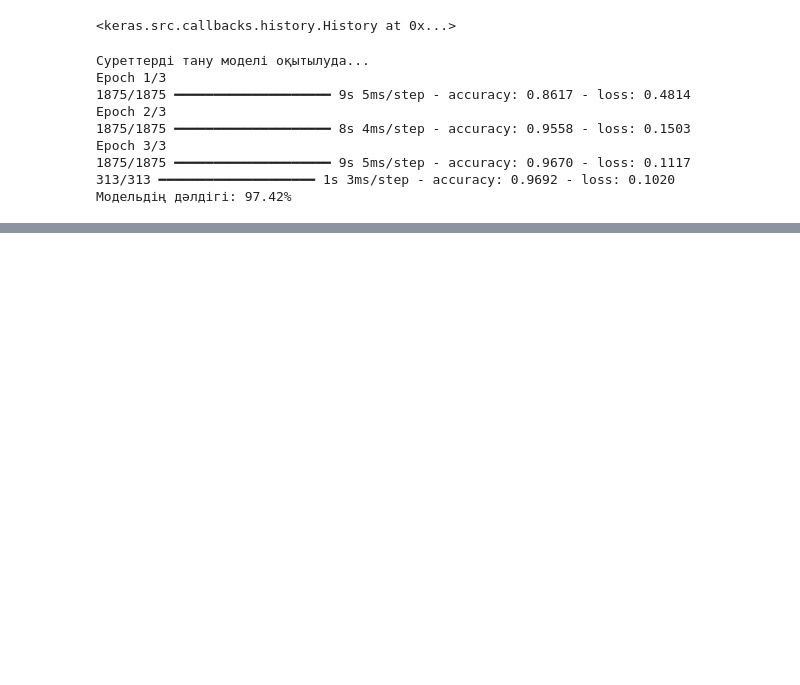
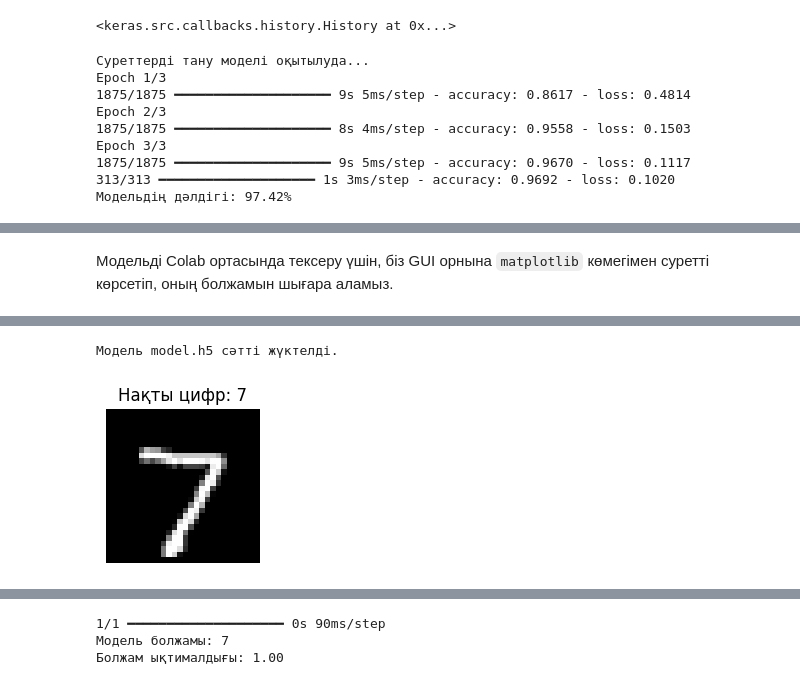
Before and after one commit to atannazerke21-netizen/-231, a Jupyter notebook: site/en/tutorials/quickstart/beginner.ipynb, the cells around one changed output, grey strips where cells are left out. Cells and saved outputs as stored; diff of their text form; code cells hidden in the pictures; blank space fills up the shorter version.

```diff
--- a/site/en/tutorials/quickstart/beginner.ipynb
+++ b/site/en/tutorials/quickstart/beginner.ipynb
@@ -246,0 +319,34 @@ print(f"Егер x = {test_x} болса, онда y-тің мәні шамам
+# %% [markdown]
+Модельді Colab ортасында тексеру үшін, біз GUI орнына `matplotlib` көмегімен суретті көрсетіп, оның болжамын шығара аламыз.
+# %%
+import tensorflow as tf
+import numpy as np
+import matplotlib.pyplot as plt
+
+# Модельді жүктеу
+loaded_model = tf.keras.models.load_model("model.h5")
+print("Модель model.h5 сәтті жүктелді.")
+
+# MNIST тест деректерін жүктеу (модельді сынау үшін)
+(_, _), (x_test, y_test) = tf.keras.datasets.mnist.load_data()
+x_test = x_test / 255.0 # Нормализациялау
+
+# Бір суретті таңдап, оны көрсету
+image_index = 0 # Бірінші тест суреті
+sample_image = x_test[image_index]
+sample_label = y_test[image_index]
+
+plt.figure(figsize=(2, 2))
+plt.imshow(sample_image, cmap='gray')
+plt.title(f"Нақты цифр: {sample_label}")
+plt.axis('off')
+plt.show()
+
+# Модель арқылы болжам жасау
+# Модельге дұрыс форматтағы деректерді беру үшін өлшемдерді өзгертеміз (1, 28, 28)
+prediction = loaded_model.predict(np.expand_dims(sample_image, axis=0))
+predicted_digit = np.argmax(prediction)
+
+print(f"Модель болжамы: {predicted_digit}")
+print(f"Болжам ықтималдығы: {np.max(prediction):.2f}")
+# %% [output]
@@ -246,0 +354,2 @@ print(f"Егер x = {test_x} болса, онда y-тің мәні шамам
+Модель model.h5 сәтті жүктелді.
+[figure, added]
@@ -246,0 +357,3 @@ print(f"Егер x = {test_x} болса, онда y-тің мәні шамам
+1/1 ━━━━━━━━━━━━━━━━━━━━ 0s 90ms/step
+Модель болжамы: 7
+Болжам ықтималдығы: 1.00
```
Also changed, not shown: parts of 7 cells of this notebook.
